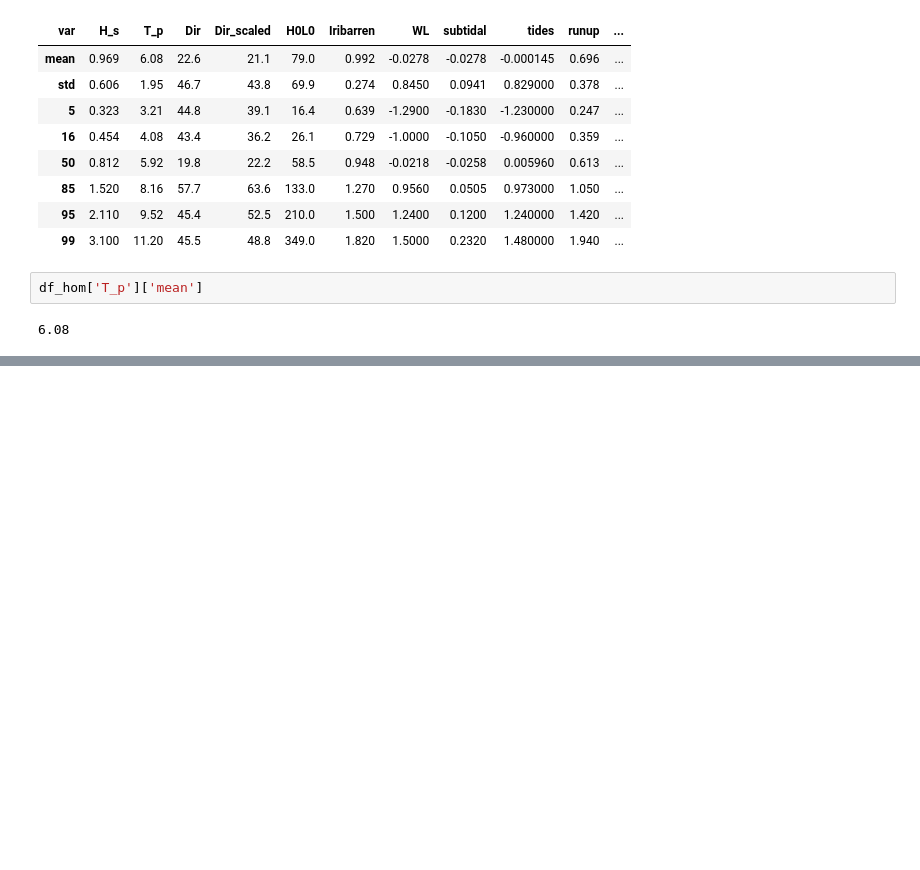
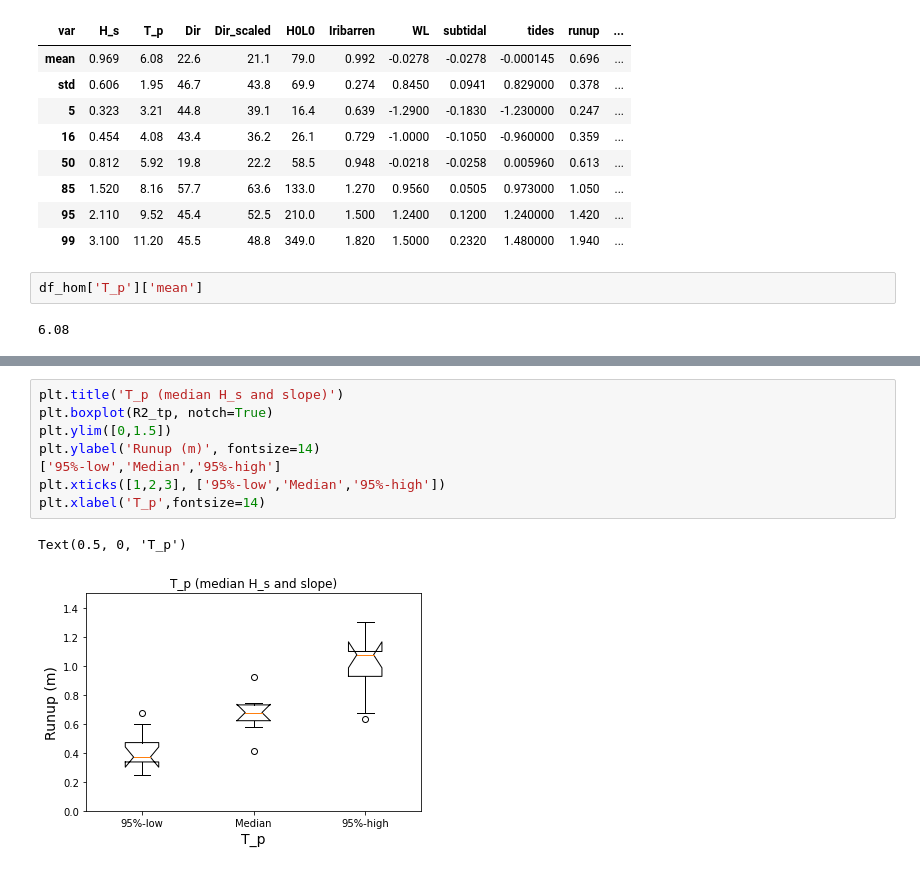
Before and after one commit to csherwood-usgs/runup, a Jupyter notebook: hom_sensitivity.ipynb, the cells around one changed output, grey strips where cells are left out. Cells and saved outputs as stored; diff of their text form; blank space fills up the shorter version.

```diff
--- a/hom_sensitivity.ipynb
+++ b/hom_sensitivity.ipynb
@@ -87,0 +140,11 @@ R2[i]=V12(0.812, 54.718294494218604)
+# %%
+plt.title('T_p (median H_s and slope)')
+plt.boxplot(R2_tp, notch=True)
+plt.ylim([0,1.5])
+plt.ylabel('Runup (m)', fontsize=14)
+['95%-low','Median','95%-high']
+plt.xticks([1,2,3], ['95%-low','Median','95%-high'])
+plt.xlabel('T_p',fontsize=14)
+# %% [output]
+Text(0.5, 0, 'T_p')
+[figure, added]
```
Also changed, not shown: parts of 8 cells of this notebook, 2 other files.
